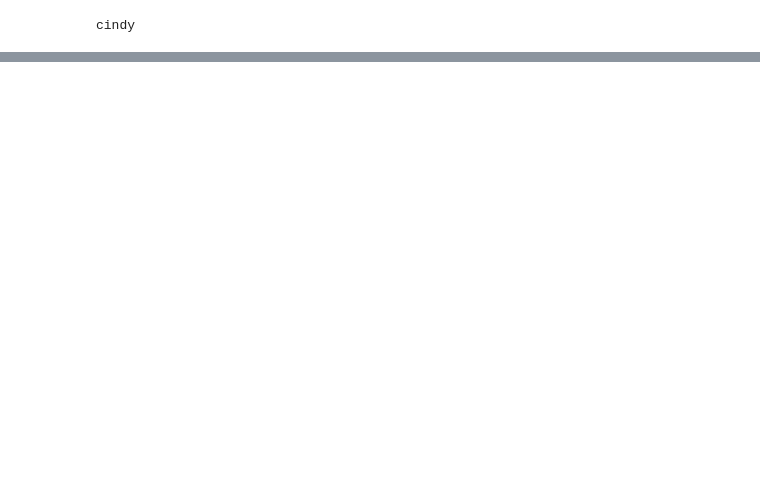
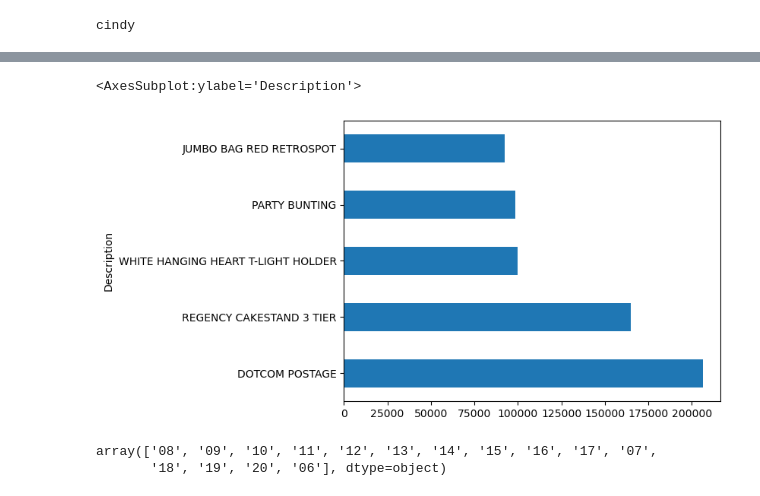
Before and after one commit to Cetezin/data_analytic, a Jupyter notebook: ClassWork.ipynb, the cells around one changed output, grey strips where cells are left out. Saved outputs shown, nothing was run; the diff lists cells and outputs as text; code cells hidden in the pictures; blank space fills up the shorter version.

```diff
--- a/ClassWork.ipynb
+++ b/ClassWork.ipynb
@@ -587,0 +798,3 @@ concat_data
+# %%
+jesse_df = df.copy()
+jesse_df.head()
@@ -587,0 +808,16 @@ concat_data
+# %%
+b = jesse_df.groupby("Description")["total_sale"].sum().sort_values(ascending=False)
+b.head(5).plot(kind="barh")
+# %% [output]
+<AxesSubplot:ylabel='Description'>
+[figure, added]
+# %%
+hours = []
+for i in jesse_df["InvoiceDate"].values:
+    time_hour = str(i).split("T")[1][:2]
+    hours.append(time_hour)
+hour_df = pd.DataFrame(hours, columns=["hourly_sales"])
+hour_df["hourly_sales"].unique()
+# %% [output]
+array(['08', '09', '10', '11', '12', '13', '14', '15', '16', '17', '07',
+       '18', '19', '20', '06'], dtype=object)
```
Also changed, not shown: parts of 78 cells of this notebook.
